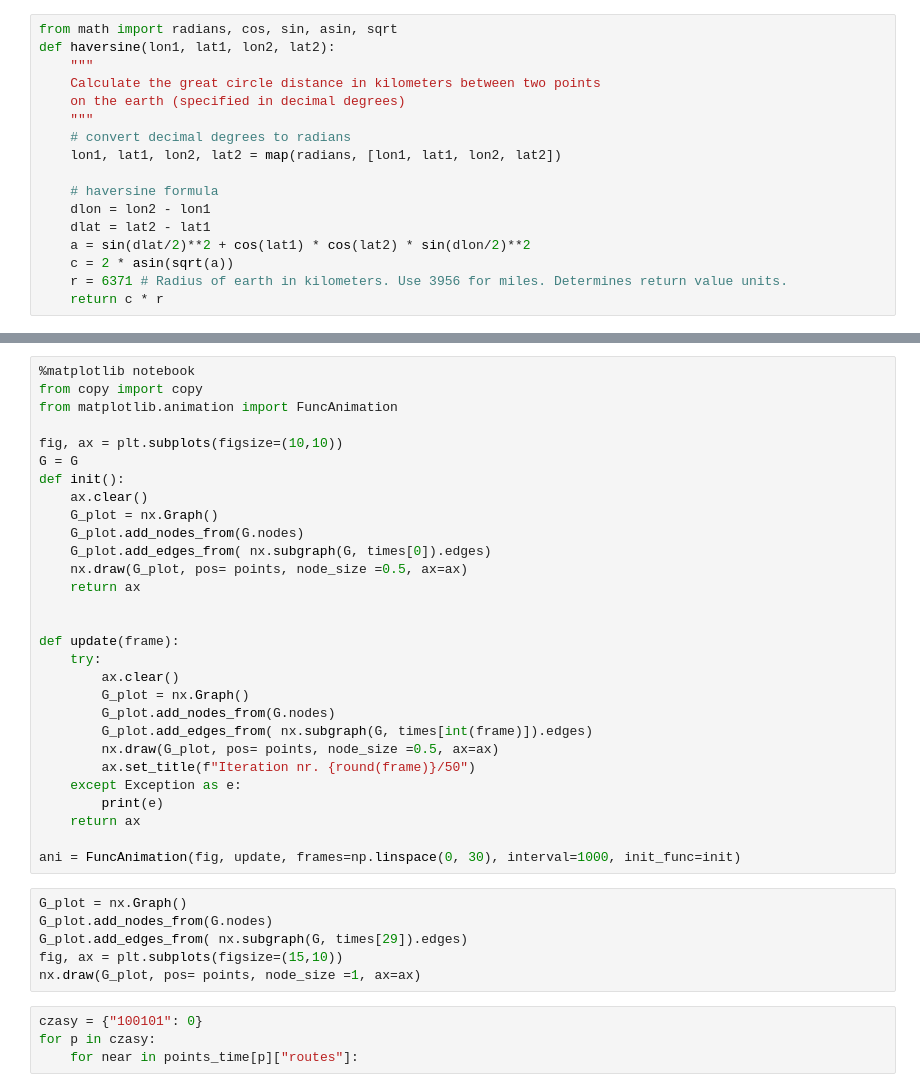
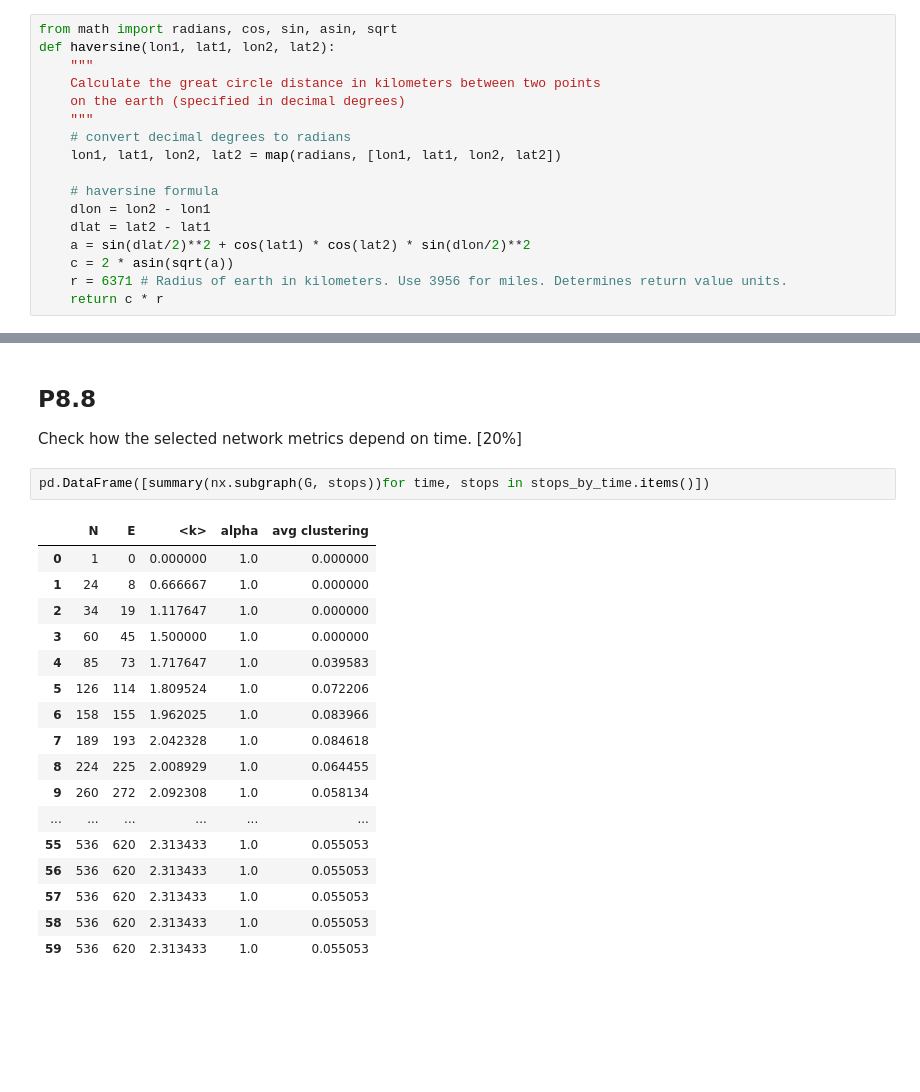
Before and after one commit to PaulinaPacyna/SNARS, a Jupyter notebook: Project 8.ipynb, the cells around one changed output, grey strips where cells are left out. Saved outputs shown, nothing was run; the diff lists cells and outputs as text; blank space fills up the shorter version.

```diff
--- a/Project 8.ipynb
+++ b/Project 8.ipynb
@@ -188,39 +171,23 @@ for i in range(1, 30):
-# %%
-%matplotlib notebook
-from copy import copy
-from matplotlib.animation import FuncAnimation
-
-fig, ax = plt.subplots(figsize=(10,10))
-G = G
-def init():
-    ax.clear()
-    G_plot = nx.Graph()
-    G_plot.add_nodes_from(G.nodes)
-    G_plot.add_edges_from( nx.subgraph(G, times[0]).edges)
-    nx.draw(G_plot, pos= points, node_size =0.5, ax=ax)
-    return ax
-
-
-def update(frame):
-    try:
-        ax.clear()
-        G_plot = nx.Graph()
-        G_plot.add_nodes_from(G.nodes)
-        G_plot.add_edges_from( nx.subgraph(G, times[int(frame)]).edges)
-        nx.draw(G_plot, pos= points, node_size =0.5, ax=ax)
-        ax.set_title(f"Iteration nr. {round(frame)}/50")
-    except Exception as e:
-        print(e)
-    return ax
-
-ani = FuncAnimation(fig, update, frames=np.linspace(0, 30), interval=1000, init_func=init)
-# %%
-G_plot = nx.Graph()
-G_plot.add_nodes_from(G.nodes)
-G_plot.add_edges_from( nx.subgraph(G, times[29]).edges)
-fig, ax = plt.subplots(figsize=(15,10))
-nx.draw(G_plot, pos= points, node_size =1, ax=ax)
-# %%
-czasy = {"100101": 0}
-for p in czasy:
-    for near in points_time[p]["routes"]:
+# %% [markdown]
+## P8.8
+Check how the selected network metrics depend on time. [20%]
+# %%
+pd.DataFrame([summary(nx.subgraph(G, stops))for time, stops in stops_by_time.items()])
+# %% [output]
+|  | N | E | <k> | alpha | avg clustering |
+| 0 | 1 | 0 | 0.000000 | 1.0 | 0.000000 |
+| 1 | 24 | 8 | 0.666667 | 1.0 | 0.000000 |
+| 2 | 34 | 19 | 1.117647 | 1.0 | 0.000000 |
+| 3 | 60 | 45 | 1.500000 | 1.0 | 0.000000 |
+| 4 | 85 | 73 | 1.717647 | 1.0 | 0.039583 |
+| 5 | 126 | 114 | 1.809524 | 1.0 | 0.072206 |
+| 6 | 158 | 155 | 1.962025 | 1.0 | 0.083966 |
+| 7 | 189 | 193 | 2.042328 | 1.0 | 0.084618 |
+| 8 | 224 | 225 | 2.008929 | 1.0 | 0.064455 |
+| 9 | 260 | 272 | 2.092308 | 1.0 | 0.058134 |
+| ... | ... | ... | ... | ... | ... |
+| 55 | 536 | 620 | 2.313433 | 1.0 | 0.055053 |
+| 56 | 536 | 620 | 2.313433 | 1.0 | 0.055053 |
+| 57 | 536 | 620 | 2.313433 | 1.0 | 0.055053 |
+| 58 | 536 | 620 | 2.313433 | 1.0 | 0.055053 |
+| 59 | 536 | 620 | 2.313433 | 1.0 | 0.055053 |
```
Also changed, not shown: parts of 14 cells of this notebook.
